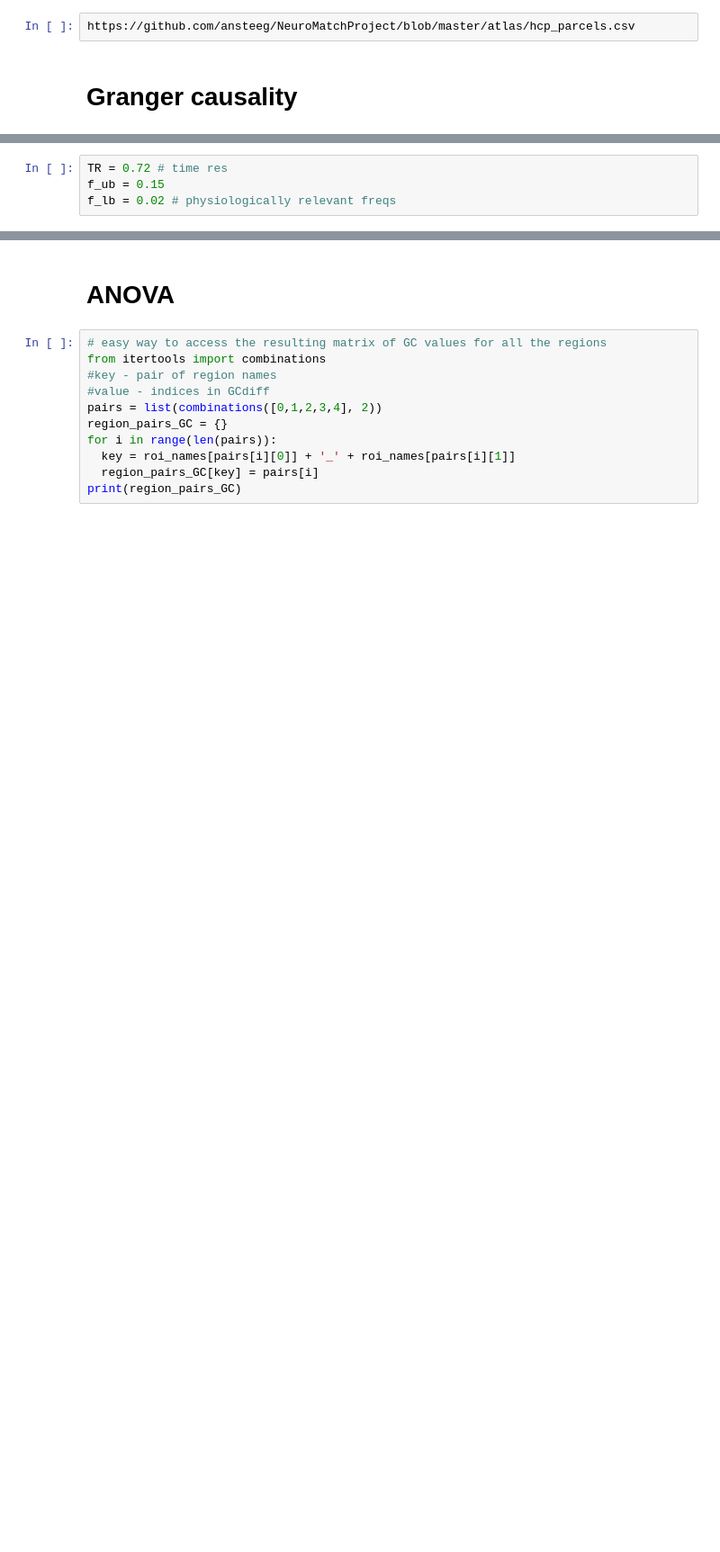
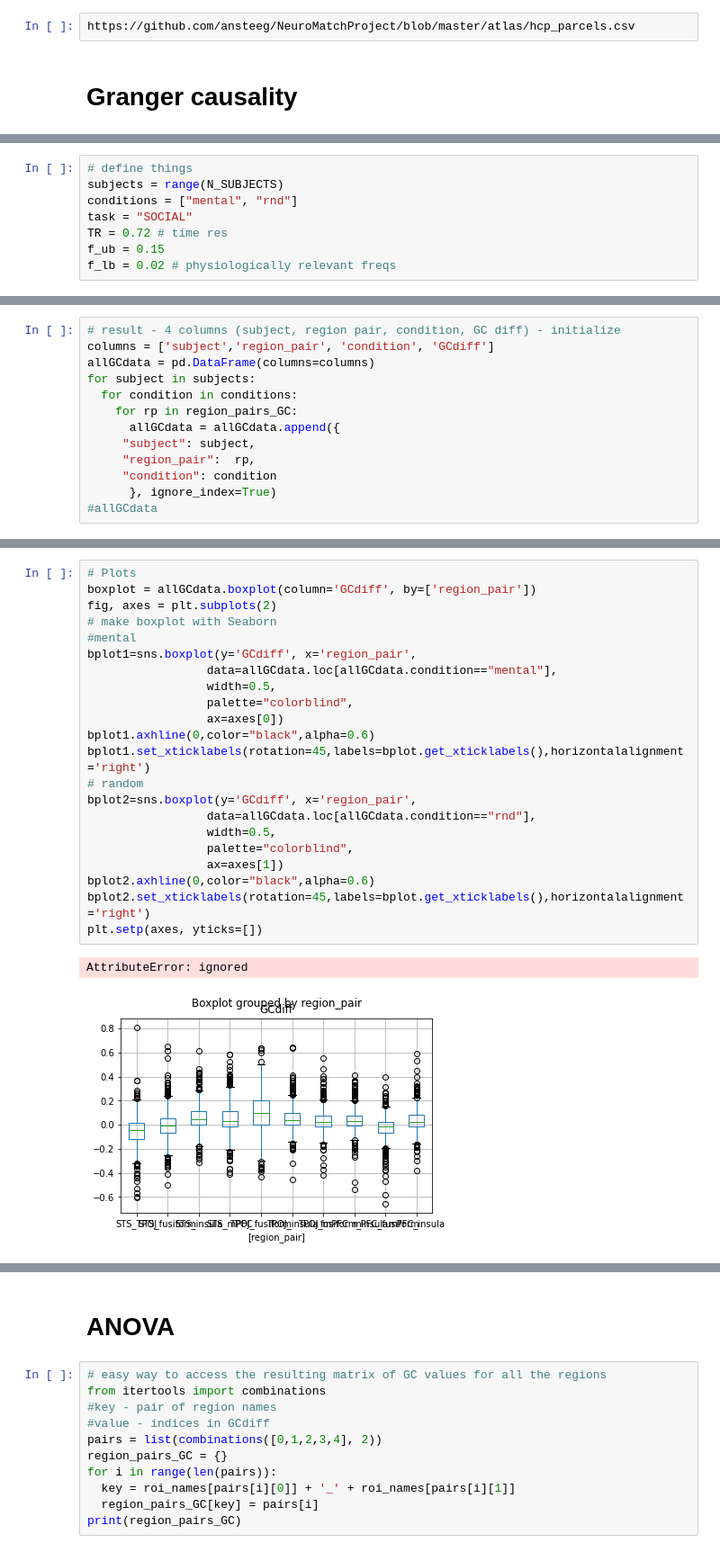
Before and after one commit to vss245/nma-code, a Jupyter notebook: hcp_fmri_analysis.ipynb, the cells around one changed output, grey strips where cells are left out. Shown at 90% size. Drawn from its saved outputs; the diff is of its cells as text; blank space fills up the shorter version.

```diff
--- a/hcp_fmri_analysis.ipynb
+++ b/hcp_fmri_analysis.ipynb
@@ -418,4 +433,8 @@ subject_info = get_ts_condition(ts,subject,task,run,condition)
 # %%
+# define things
+subjects = range(N_SUBJECTS)
+conditions = ["mental", "rnd"]
+task = "SOCIAL"
 TR = 0.72 # time res
 f_ub = 0.15
 f_lb = 0.02 # physiologically relevant freqs
@@ -429,0 +441,13 @@ NameError: ignored
+# %%
+# result - 4 columns (subject, region pair, condition, GC diff) - initialize
+columns = ['subject','region_pair', 'condition', 'GCdiff']
+allGCdata = pd.DataFrame(columns=columns)
+for subject in subjects:
+  for condition in conditions:
+    for rp in region_pairs_GC:
+      allGCdata = allGCdata.append({
+     "subject": subject,
+     "region_pair":  rp,
+     "condition": condition
+      }, ignore_index=True)
+#allGCdata
@@ -429,0 +509,25 @@ NameError: ignored
+# %%
+# Plots
+boxplot = allGCdata.boxplot(column='GCdiff', by=['region_pair'])
+fig, axes = plt.subplots(2)
+# make boxplot with Seaborn
+#mental
+bplot1=sns.boxplot(y='GCdiff', x='region_pair',
+                 data=allGCdata.loc[allGCdata.condition=="mental"],
+                 width=0.5,
+                 palette="colorblind",
+                 ax=axes[0])
+bplot1.axhline(0,color="black",alpha=0.6)
+bplot1.set_xticklabels(rotation=45,labels=bplot.get_xticklabels(),horizontalalignment='right')
+# random
+bplot2=sns.boxplot(y='GCdiff', x='region_pair',
+                 data=allGCdata.loc[allGCdata.condition=="rnd"],
+                 width=0.5,
+                 palette="colorblind",
+                 ax=axes[1])
+bplot2.axhline(0,color="black",alpha=0.6)
+bplot2.set_xticklabels(rotation=45,labels=bplot.get_xticklabels(),horizontalalignment='right')
+plt.setp(axes, yticks=[])
+# %% [output]
+AttributeError: ignored
+[figure, added]
```
Also changed, not shown: parts of 14 cells of this notebook.
